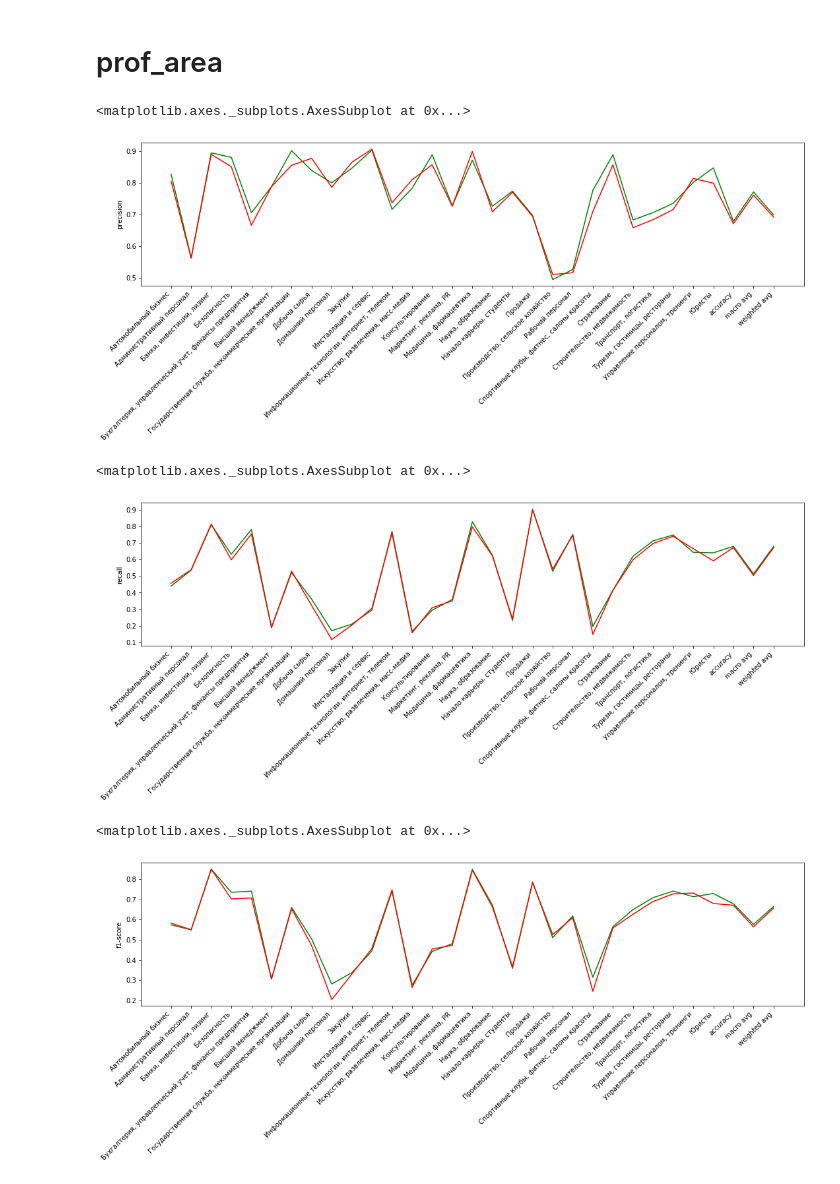
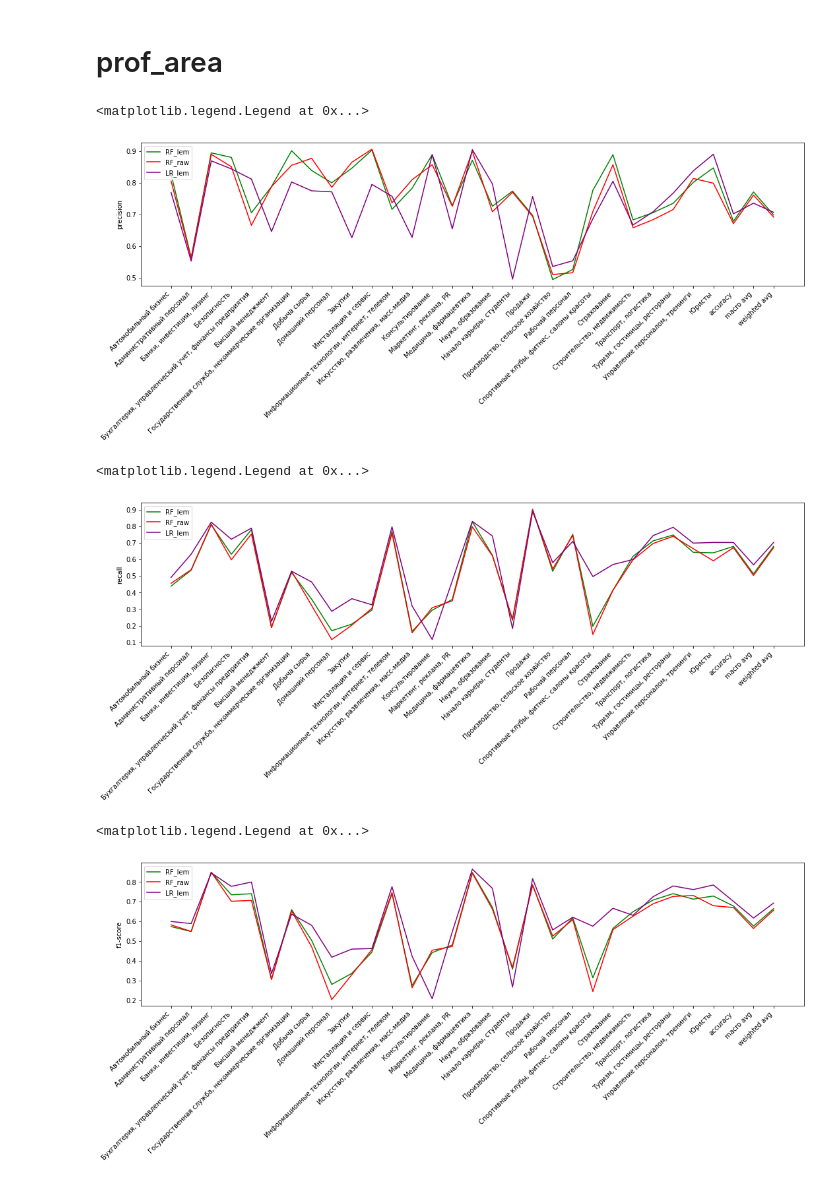
Before and after one commit to alievaliza/MSU_diploma, a Jupyter notebook: notebooks/prof_area_specialization_classification.ipynb, the cells around one changed output. Saved outputs shown, nothing was run; the diff lists cells and outputs as text; code cells hidden in the pictures.

```diff
--- a/notebooks/prof_area_specialization_classification.ipynb
+++ b/notebooks/prof_area_specialization_classification.ipynb
@@ -192,9 +231,9 @@ salary['test'] =  list(salary_test)
 salary['pred'] = list(salary_pred['salary_from'])
 salary['true_prof_area'] = list(df.loc[y_test.index, 'prof_area'])
 salary = salary.dropna()
-regression_report_lem = []
+regression_report = []
 for area in salary['true_prof_area'].unique():
-  regression_report_lem.append([round(mean_absolute_error(salary['pred'][salary['true_prof_area'] == area], salary['test'][salary['true_prof_area'] == area]), 1),
+  regression_report.append([round(mean_absolute_error(salary['pred'][salary['true_prof_area'] == area], salary['test'][salary['true_prof_area'] == area]), 1),
   round(float(salary_groupped_prof_area.loc[area]), 1), round(float(salary_groupped_prof_area_std.loc[area]), 1)])
 # %% [markdown]
 # raw_desc_tfidf_RF_specialization
@@ -374,8 +353,8 @@ print(metrics.classification_report(y_test, y_pred))
 # %%
-report = pd.DataFrame(regression_report)
-report.columns = ['MAE', 'salary_from_mean', 'salary_from_std']
-report.index = salary['true_prof_area'].unique()
-report.style.format(formatter='{:,.1f}').background_gradient()
+regression_report_lem = pd.DataFrame(regression_report)
+regression_report_lem.columns = ['MAE', 'salary_from_mean', 'salary_from_std']
+regression_report_lem.index = salary['true_prof_area'].unique()
+regression_report_lem.style.format(formatter='{:,.1f}').background_gradient()
 # %% [output]
 |  | MAE | salary_from_mean | salary_from_std |
 | Туризм, гостиницы, рестораны | 17,179.9 | 33,142.0 | 28,482.7 |
@@ -462,0 +445,5 @@ report.style.format(formatter='{:,.1f}').background_gradient()
+# %%
+report = pd.DataFrame(regression_report_lem)
+report.columns = ['MAE', 'salary_from_mean', 'salary_from_std']
+report.index = salary['true_prof_area'].unique()
+report.style.format(formatter='{:,.1f}').background_gradient()
@@ -462,0 +470,3 @@ report.style.format(formatter='{:,.1f}').background_gradient()
+# %%
+report_lem_LR = pd.DataFrame(metrics.classification_report(y_test, y_pred, output_dict=True)).T
+report_lem_LR.style.format(formatter='{:,.2f}').background_gradient()
@@ -493,23 +544,26 @@ sns.lineplot(x=report_lem.index, y=report_lem['f1-score'], color='red')
 # %% [markdown]
 # prof_area
 # %%
-sns.lineplot(x=report.index, y=report['precision'], color='green')
+sns.lineplot(x=report.index, y=report['precision'], color='green', label='RF_lem')
 pyplot.xticks(rotation=45, ha="right");
-sns.lineplot(x=report_raw.index, y=report_raw['precision'], color='red')
+sns.lineplot(x=report_raw.index, y=report_raw['precision'], color='red', label='RF_raw')
+sns.lineplot(x=report_lem_LR.index, y=report_lem_LR['precision'], color='purple', label='LR_lem')
 # %% [output]
-<matplotlib.axes._subplots.AxesSubplot at 0x...>
+<matplotlib.legend.Legend at 0x...>
-[figure, old version]
+[figure, new version]
 # %%
-sns.lineplot(x=report.index, y=report['recall'], color='green')
+sns.lineplot(x=report.index, y=report['recall'], color='green', label='RF_lem')
 pyplot.xticks(rotation=45, ha="right");
-sns.lineplot(x=report_raw.index, y=report_raw['recall'], color='red')
+sns.lineplot(x=report_raw.index, y=report_raw['recall'], color='red', label='RF_raw')
+sns.lineplot(x=report_lem_LR.index, y=report_lem_LR['recall'], color='purple', label='LR_lem')
 # %% [output]
-<matplotlib.axes._subplots.AxesSubplot at 0x...>
+<matplotlib.legend.Legend at 0x...>
-[figure, old version]
+[figure, new version]
 # %%
-sns.lineplot(x=report.index, y=report['f1-score'], color='green')
+sns.lineplot(x=report.index, y=report['f1-score'], color='green', label='RF_lem')
 pyplot.xticks(rotation=45, ha="right");
-sns.lineplot(x=report_raw.index, y=report_raw['f1-score'], color='red')
+sns.lineplot(x=report_raw.index, y=report_raw['f1-score'], color='red', label='RF_raw')
+sns.lineplot(x=report_lem_LR.index, y=report_lem_LR['f1-score'], color='purple', label='LR_lem')
 # %% [output]
-<matplotlib.axes._subplots.AxesSubplot at 0x...>
+<matplotlib.legend.Legend at 0x...>
-[figure, old version]
+[figure, new version]
```
Also changed, not shown: parts of 24 cells of this notebook.
